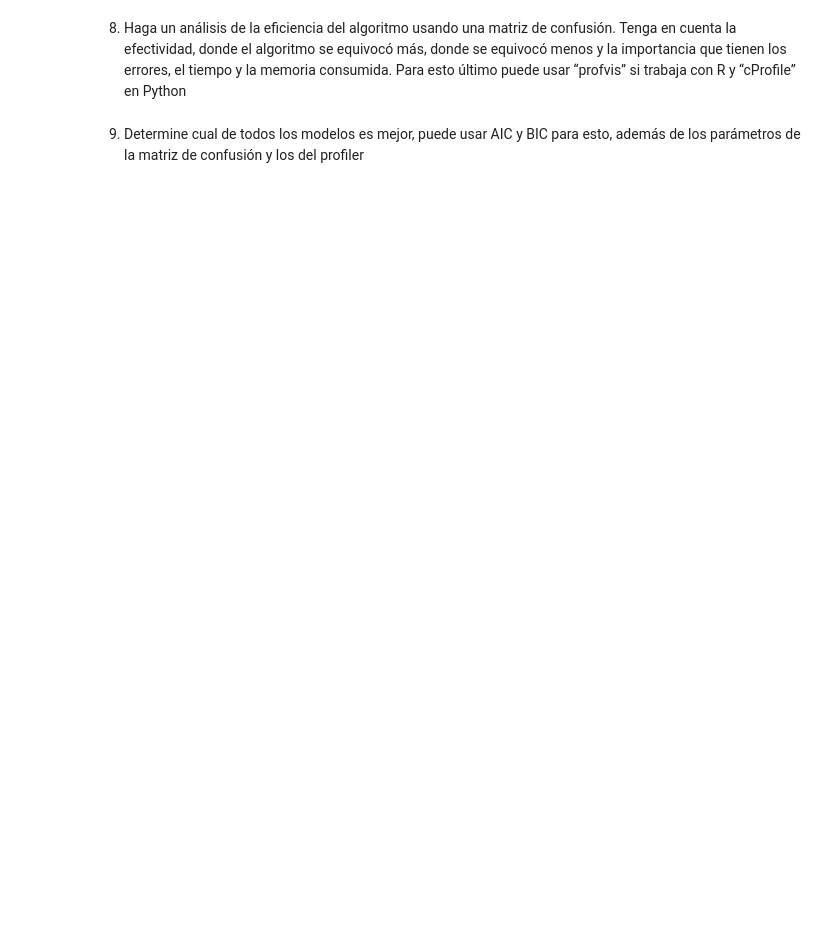
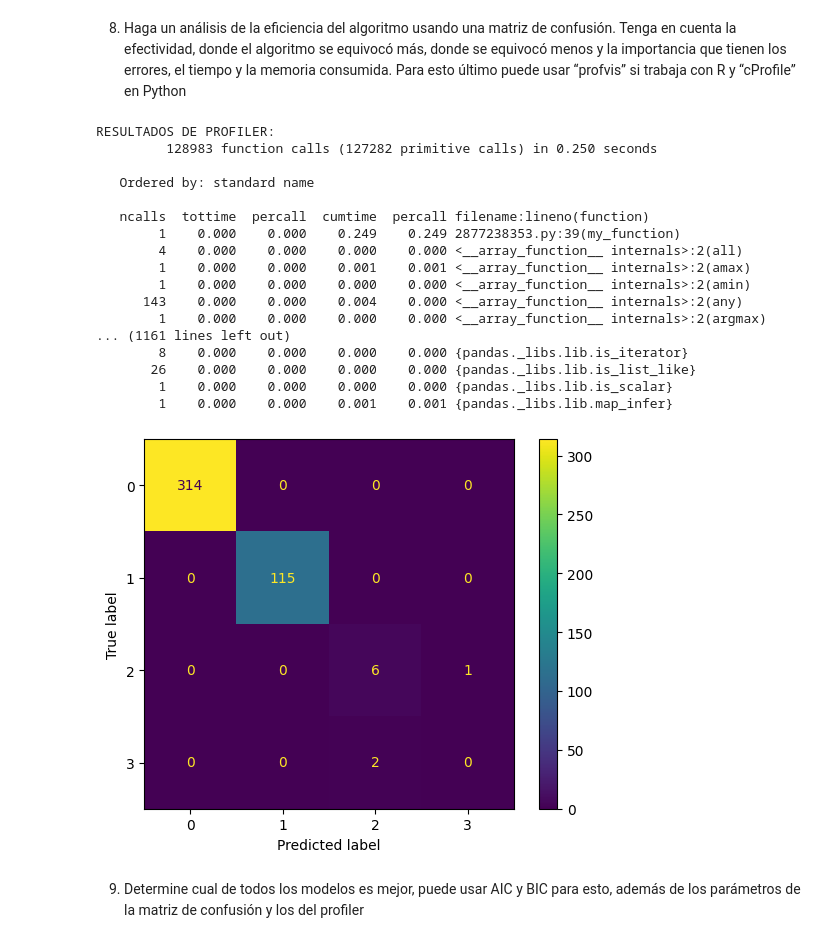
Before and after one commit to Javier19-cmd/HT6-Miner-a, a Jupyter notebook: main.ipynb, the cells around one changed output. Cells and saved outputs as stored; diff of their text form; code cells hidden in the pictures; blank space fills up the shorter version.

```diff
--- a/main.ipynb
+++ b/main.ipynb
@@ -429,5 +465,71 @@ No hay overfit
 # %% [markdown]
 8. Haga un análisis de la eficiencia del algoritmo usando una matriz de confusión. Tenga en cuenta la efectividad, donde el algoritmo se equivocó más, donde se equivocó menos y la importancia que tienen los errores, el tiempo y la memoria consumida. Para esto último puede usar “profvis” si trabaja con R y “cProfile” en Python
+# %%
+# Importar las bibliotecas necesarias
+from sklearn.metrics import ConfusionMatrixDisplay, confusion_matrix
+import cProfile
+import pstats
+from pandas import read_csv, DataFrame, factorize
+from sklearn.model_selection import train_test_split
+
+# Cargar y limpiar el conjunto de datos
+data = read_csv('archivo_clasificado.csv')
+data = data.replace(to_replace='',value=0)
+data = data.fillna(0)
+cat = data.select_dtypes(include=['object']).columns.to_list()
+num = data.select_dtypes(include=['number']).columns.to_list()
+x = DataFrame()
+x[num] = data[num]
+x[cat] = data[cat].apply(lambda x: factorize(x)[0])
+res = 'Clasificacion'
+X = x.drop(res, axis=1)
+y = data[res]
+
+
+
+# Divide los datos en conjuntos de entrenamiento y prueba
+X_train, X_test, y_train, y_test = train_test_split(X, y, test_size=0.3, random_state=0)
+
+# Crea un clasificador de árbol de decisión
+clf = tree.DecisionTreeClassifier( max_depth=4 )
+
+# Entrena el clasificador en el conjunto de entrenamiento
+clf.fit(X_train, y_train)
+
+
+
+# Realiza predicciones en el conjunto de prueba
+y_pred = clf.predict(X_test)
+
+
+
+def my_function():
+
+    cm = confusion_matrix(y_test, y_pred, labels=y)
+    ConfusionMatrixDisplay.from_estimator(
+        clf, X_test, y_test)
+
+print("RESULTADOS DE PROFILER: ")
+cProfile.run('my_function()')
+# %% [output]
+RESULTADOS DE PROFILER:
+         128983 function calls (127282 primitive calls) in 0.250 seconds
+
+   Ordered by: standard name
+
+   ncalls  tottime  percall  cumtime  percall filename:lineno(function)
+        1    0.000    0.000    0.249    0.249 2877238353.py:39(my_function)
+        4    0.000    0.000    0.000    0.000 <__array_function__ internals>:2(all)
+        1    0.000    0.000    0.001    0.001 <__array_function__ internals>:2(amax)
+        1    0.000    0.000    0.000    0.000 <__array_function__ internals>:2(amin)
+      143    0.000    0.000    0.004    0.000 <__array_function__ internals>:2(any)
+        1    0.000    0.000    0.000    0.000 <__array_function__ internals>:2(argmax)
+... (1161 lines left out)
+        8    0.000    0.000    0.000    0.000 {pandas._libs.lib.is_iterator}
+       26    0.000    0.000    0.000    0.000 {pandas._libs.lib.is_list_like}
+        1    0.000    0.000    0.000    0.000 {pandas._libs.lib.is_scalar}
+        1    0.000    0.000    0.001    0.001 {pandas._libs.lib.map_infer}
+[figure, added]
 # %% [markdown]
 9. Determine cual de todos los modelos es mejor, puede usar AIC y BIC para esto, además de
 los parámetros de la matriz de confusión y los del profiler
```
Also changed, not shown: parts of 7 cells of this notebook.
